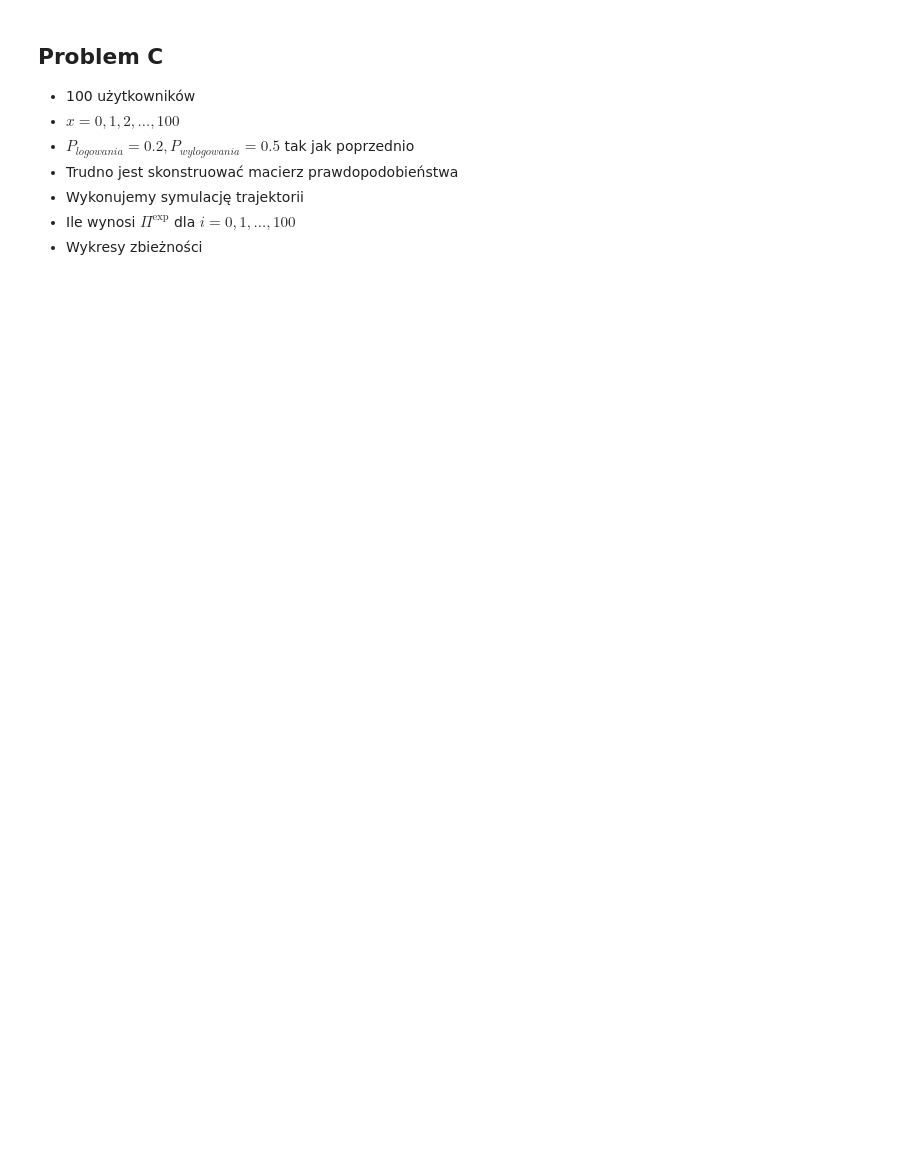
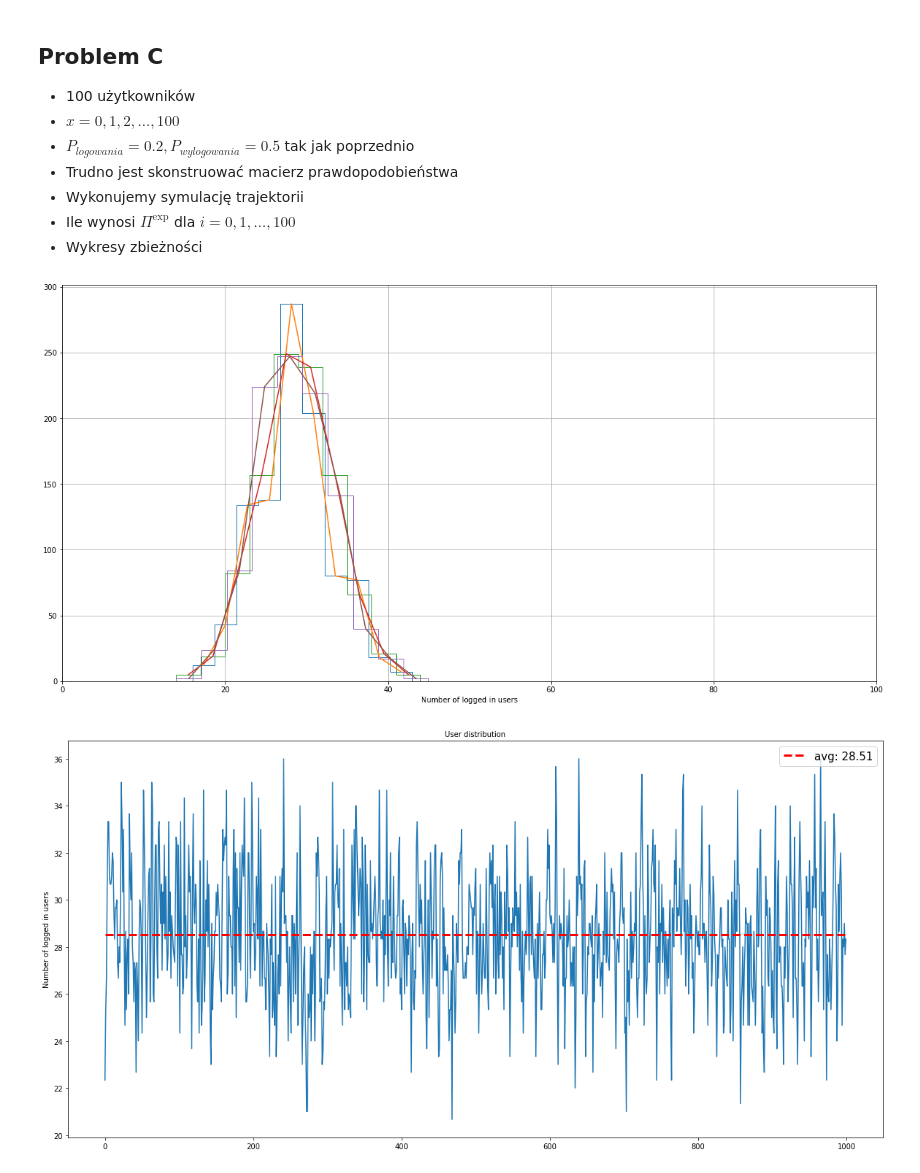
Before and after one commit to ulmii/statistical-methods, a Jupyter notebook: 2.ipynb, the cells around one changed output. Cells and saved outputs as stored; diff of their text form; code cells hidden in the pictures; blank space fills up the shorter version.

```diff
--- a/2.ipynb
+++ b/2.ipynb
@@ -181,0 +280,14 @@ for s in states:
+# %%
+num_of_simulations = 3
+num_of_experiments = 1000
+num_of_states = 100
+
+r = create_and_plot_distribution(0.2, 0.5, num_of_simulations, num_of_experiments, num_of_states)
+
+result = create_avg_result(r, num_of_experiments, num_of_simulations)
+
+plot_avg(result, num_of_experiments)
+plot_trajectory(result, num_of_experiments, num_of_states)
+# %% [output]
+[figure, added]
+[figure, added]
```
Also changed, not shown: parts of 12 cells of this notebook.
